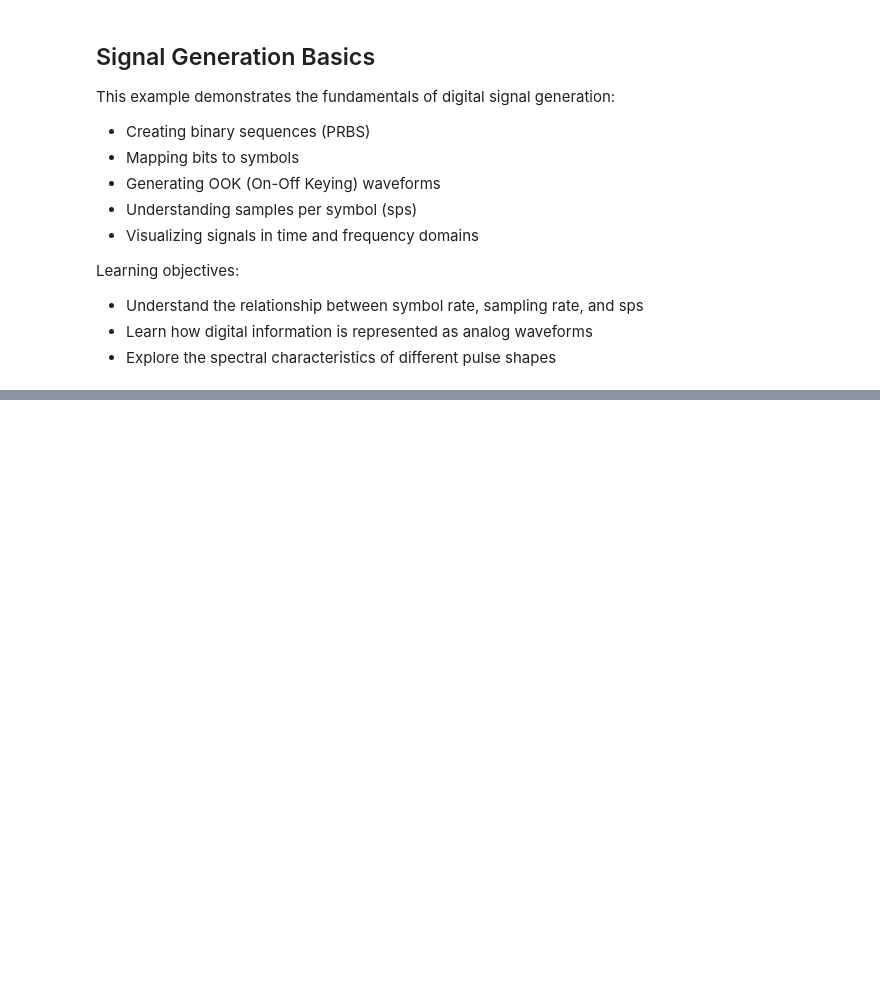
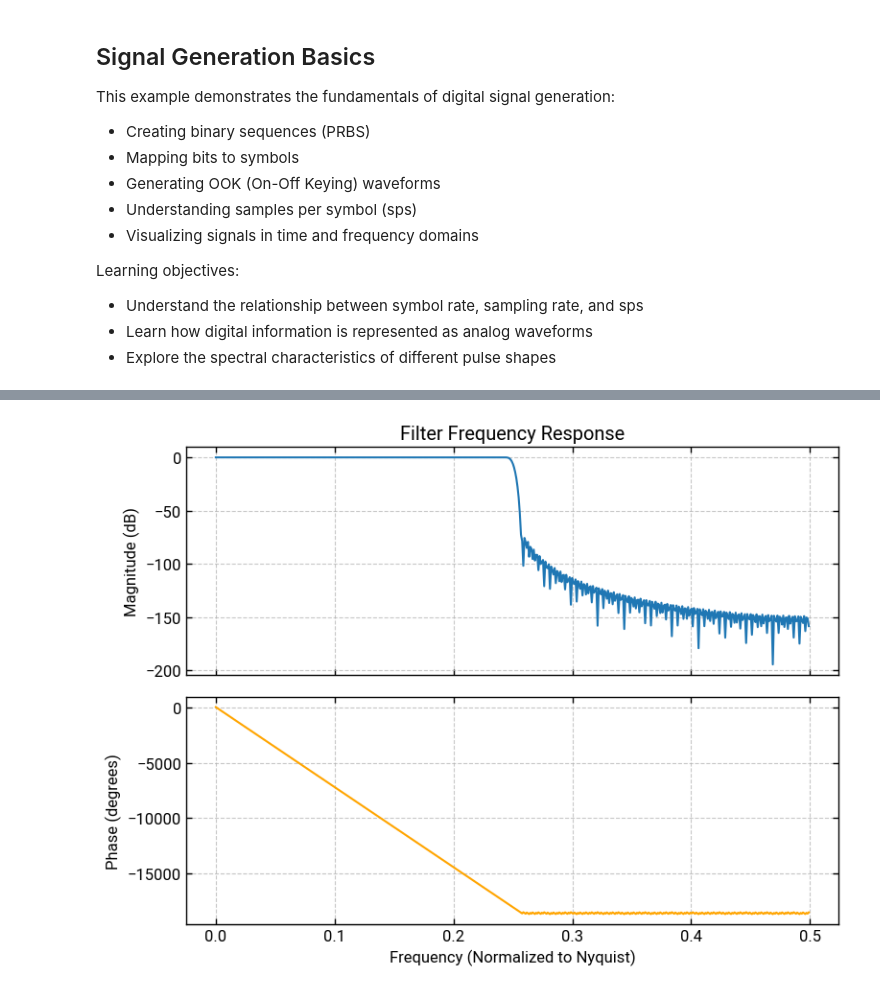
Before and after one commit to lokgar/commstools, a Jupyter notebook: examples/00-basics.ipynb, the cells around one changed output, grey strips where cells are left out. Drawn from its saved outputs; the diff is of its cells as text; code cells hidden in the pictures; blank space fills up the shorter version.

```diff
--- a/examples/00-basics.ipynb
+++ b/examples/00-basics.ipynb
@@ -173,0 +269,4 @@ sps
+# %%
+analyze_filter_spectrum(sinc)
+# %% [output]
+[figure, added]
```
Also changed, not shown: parts of 6 cells of this notebook, 2 other files.
